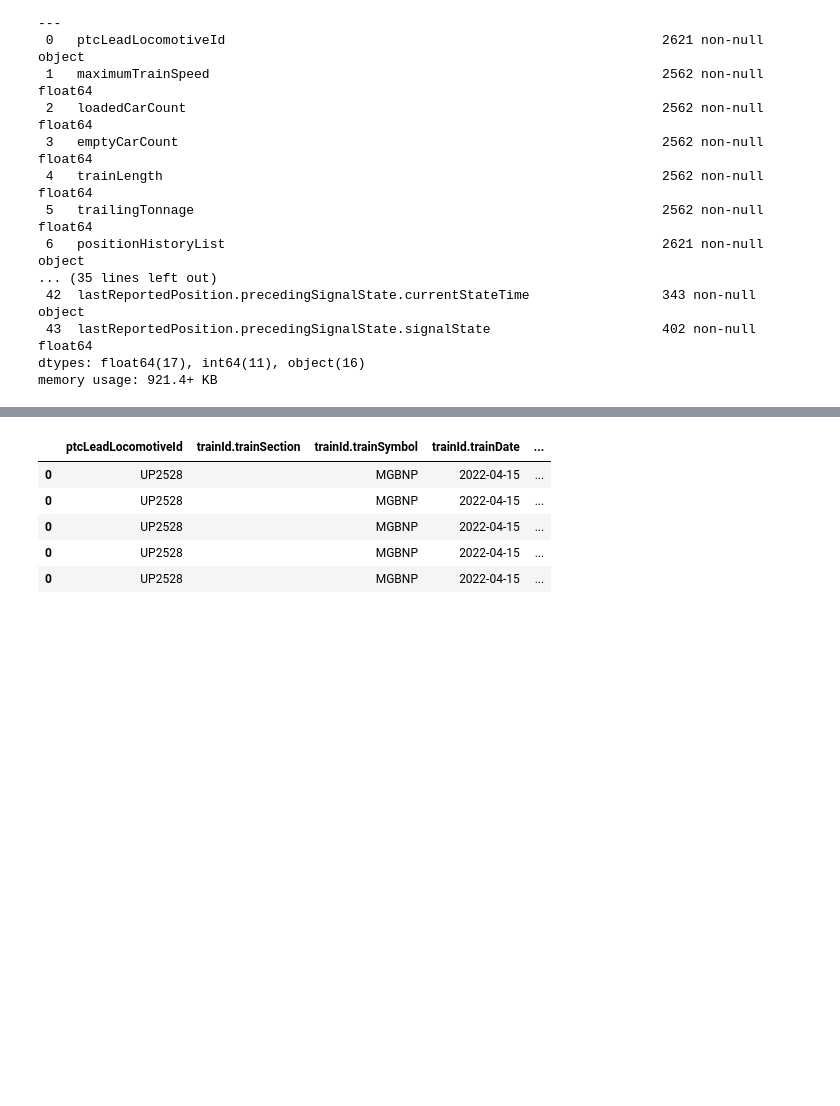
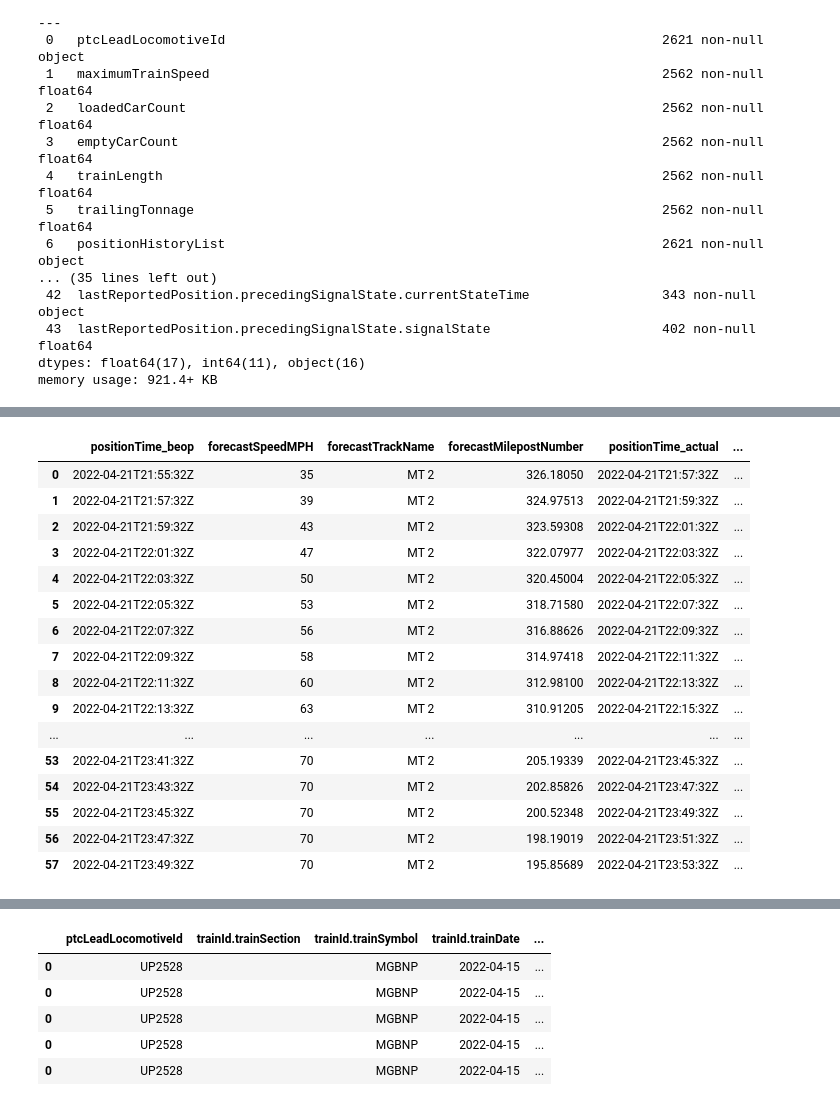
Before and after one commit to swicklund/hackathon, a Jupyter notebook: TensorFlowSteve.ipynb, the cells around one changed output, grey strips where cells are left out. Drawn from its saved outputs; the diff is of its cells as text; code cells hidden in the pictures; blank space fills up the shorter version.

```diff
--- a/TensorFlowSteve.ipynb
+++ b/TensorFlowSteve.ipynb
@@ -141,0 +163,22 @@ pd.json_normalize(dfTrains.iloc[100]['trainActualPositionList'])
+# %%
+dn = joined.dropna()
+dn = dn.apply(lambda x: abs(x) if x.name=='speedMPH' or  x.name=='forecastSpeedMPH' else x)
+dn
+# %% [output]
+|  | positionTime_beop | forecastSpeedMPH | forecastTrackName | forecastMilepostNumber | positionTime_actual | ... |
+| 0 | 2022-04-21T21:55:32Z | 35 | MT 2 | 326.18050 | 2022-04-21T21:57:32Z | ... |
+| 1 | 2022-04-21T21:57:32Z | 39 | MT 2 | 324.97513 | 2022-04-21T21:59:32Z | ... |
+| 2 | 2022-04-21T21:59:32Z | 43 | MT 2 | 323.59308 | 2022-04-21T22:01:32Z | ... |
+| 3 | 2022-04-21T22:01:32Z | 47 | MT 2 | 322.07977 | 2022-04-21T22:03:32Z | ... |
+| 4 | 2022-04-21T22:03:32Z | 50 | MT 2 | 320.45004 | 2022-04-21T22:05:32Z | ... |
+| 5 | 2022-04-21T22:05:32Z | 53 | MT 2 | 318.71580 | 2022-04-21T22:07:32Z | ... |
+| 6 | 2022-04-21T22:07:32Z | 56 | MT 2 | 316.88626 | 2022-04-21T22:09:32Z | ... |
+| 7 | 2022-04-21T22:09:32Z | 58 | MT 2 | 314.97418 | 2022-04-21T22:11:32Z | ... |
+| 8 | 2022-04-21T22:11:32Z | 60 | MT 2 | 312.98100 | 2022-04-21T22:13:32Z | ... |
+| 9 | 2022-04-21T22:13:32Z | 63 | MT 2 | 310.91205 | 2022-04-21T22:15:32Z | ... |
+| ... | ... | ... | ... | ... | ... | ... |
+| 53 | 2022-04-21T23:41:32Z | 70 | MT 2 | 205.19339 | 2022-04-21T23:45:32Z | ... |
+| 54 | 2022-04-21T23:43:32Z | 70 | MT 2 | 202.85826 | 2022-04-21T23:47:32Z | ... |
+| 55 | 2022-04-21T23:45:32Z | 70 | MT 2 | 200.52348 | 2022-04-21T23:49:32Z | ... |
+| 56 | 2022-04-21T23:47:32Z | 70 | MT 2 | 198.19019 | 2022-04-21T23:51:32Z | ... |
+| 57 | 2022-04-21T23:49:32Z | 70 | MT 2 | 195.85689 | 2022-04-21T23:53:32Z | ... |
```
Also changed, not shown: parts of 9 cells of this notebook.
